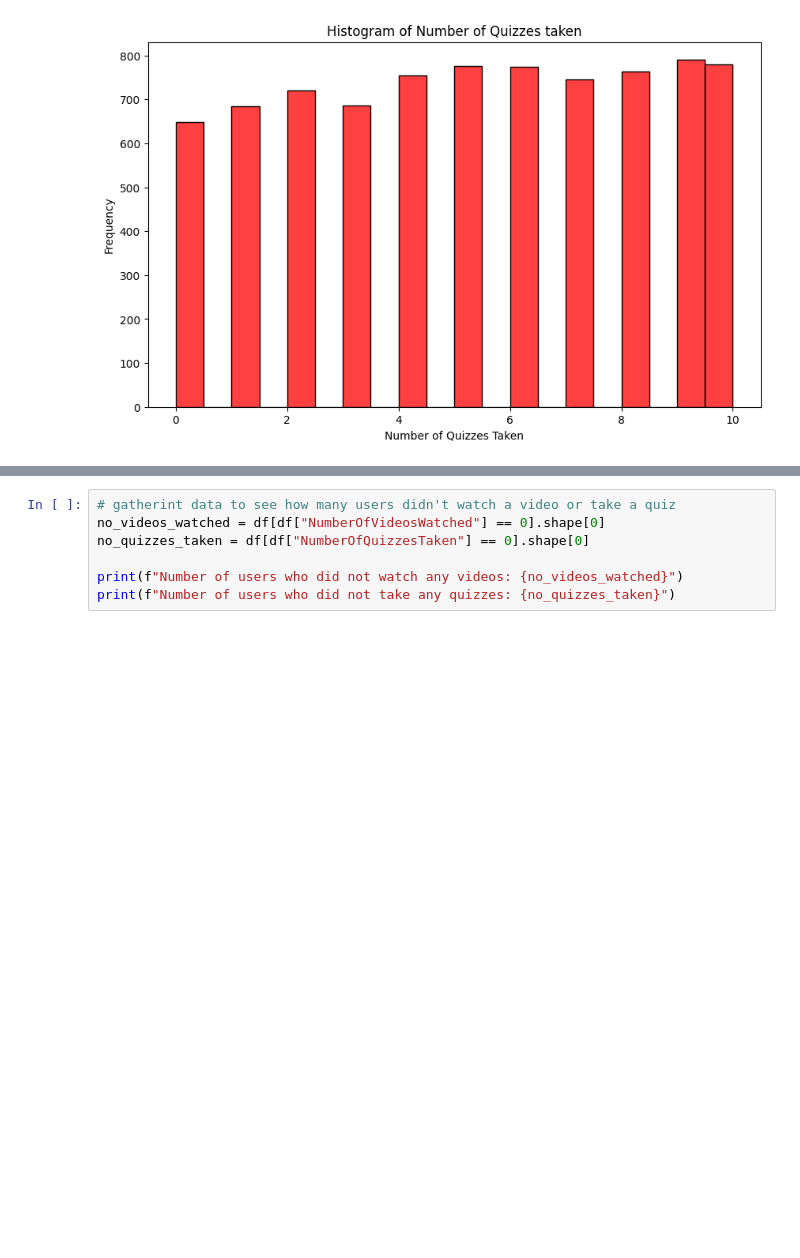
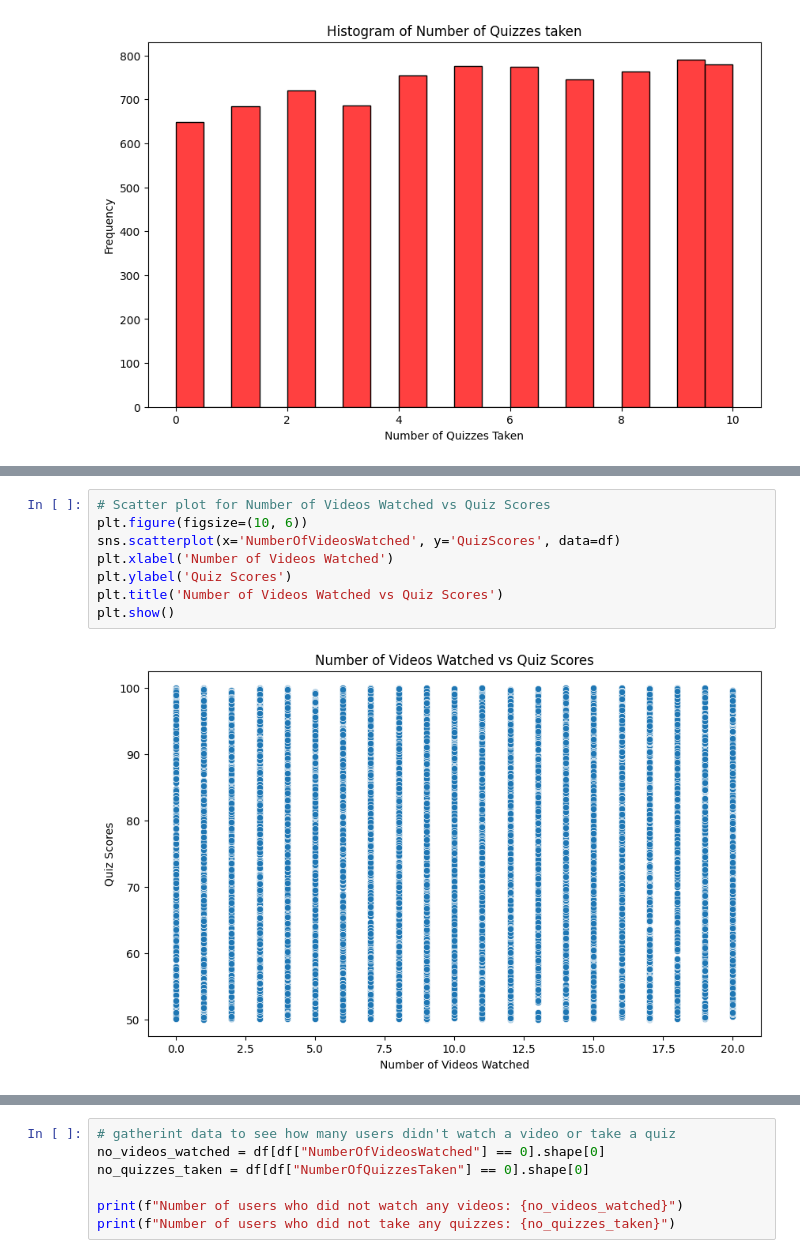
Before and after one commit to BissiriD/course_completion_project_1, a Jupyter notebook: main.ipynb, the cells around one changed output, grey strips where cells are left out. Drawn from its saved outputs; the diff is of its cells as text; blank space fills up the shorter version.

```diff
--- a/main.ipynb
+++ b/main.ipynb
@@ -132,0 +207,10 @@ plt.show()
+# %%
+# Scatter plot for Number of Videos Watched vs Quiz Scores
+plt.figure(figsize=(10, 6))
+sns.scatterplot(x='NumberOfVideosWatched', y='QuizScores', data=df)
+plt.xlabel('Number of Videos Watched')
+plt.ylabel('Quiz Scores')
+plt.title('Number of Videos Watched vs Quiz Scores')
+plt.show()
+# %% [output]
+[figure, added]
```
Also changed, not shown: parts of 10 cells of this notebook.
